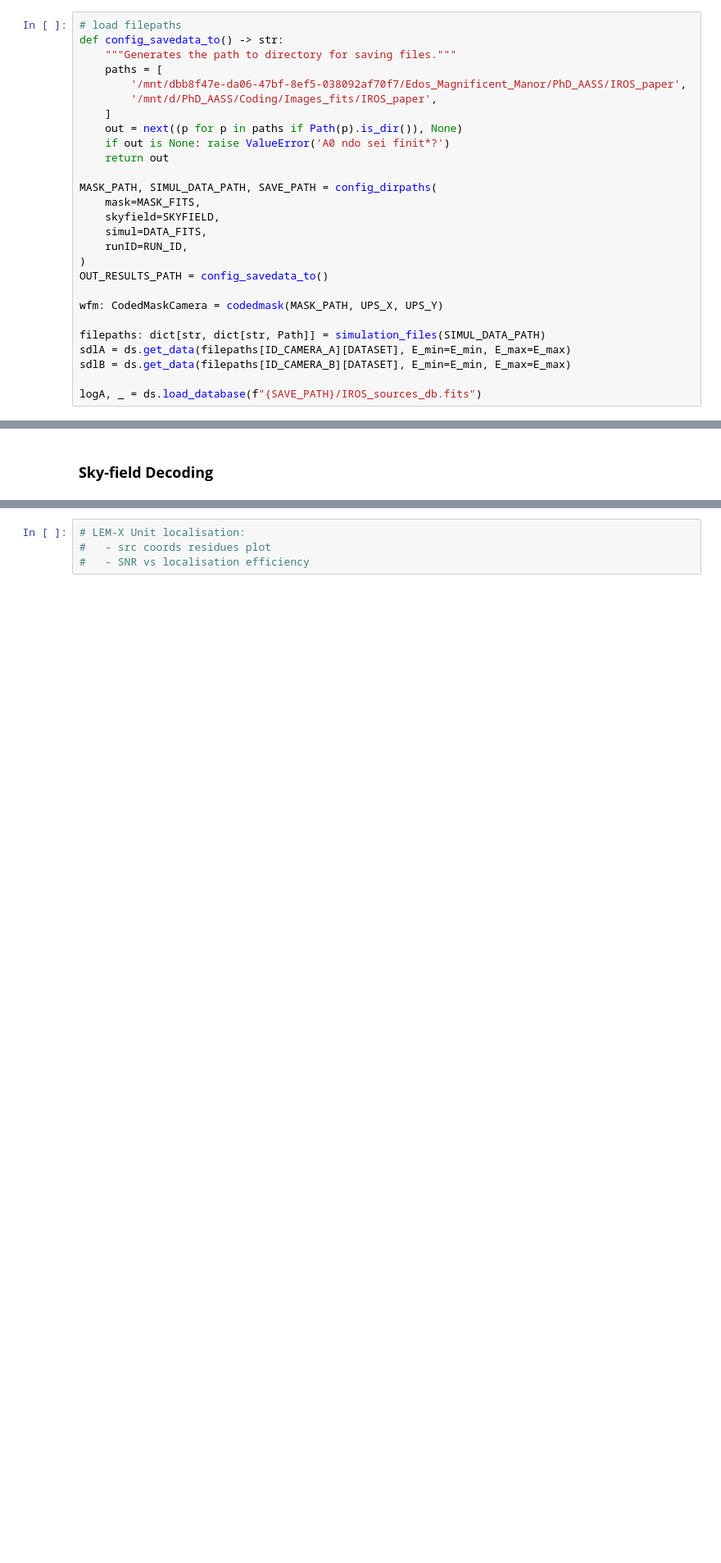
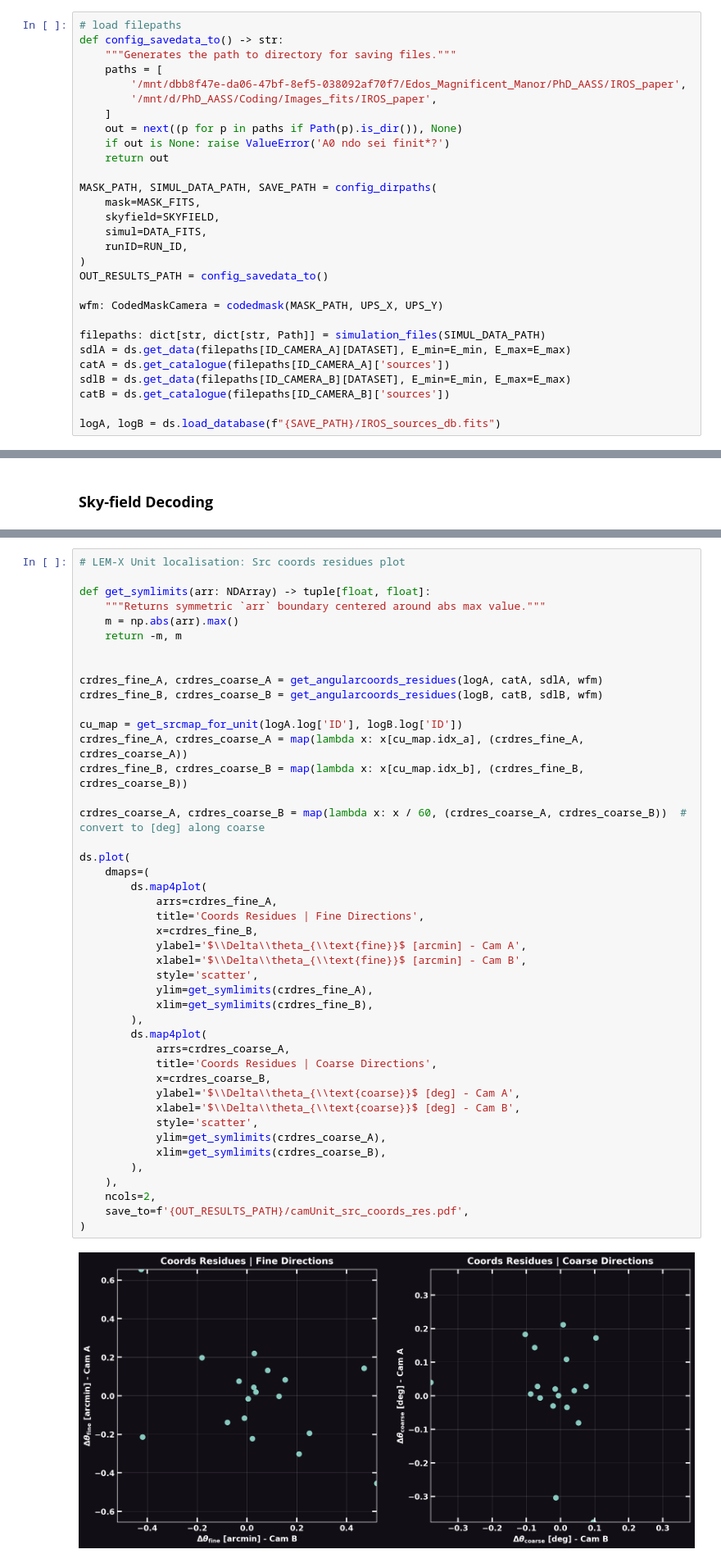
Before and after one commit to EdoardoGiancarli/LearningCodedMasks, a Jupyter notebook: IROS/DEMO_PAPER_RESULTS.ipynb, the cells around one changed output, grey strips where cells are left out. Shown at 82% size. Drawn from its saved outputs; the diff is of its cells as text; blank space fills up the shorter version.

```diff
--- a/IROS/DEMO_PAPER_RESULTS.ipynb
+++ b/IROS/DEMO_PAPER_RESULTS.ipynb
@@ -109,9 +236,11 @@ wfm: CodedMaskCamera = codedmask(MASK_PATH, UPS_X, UPS_Y)
 
 filepaths: dict[str, dict[str, Path]] = simulation_files(SIMUL_DATA_PATH)
 sdlA = ds.get_data(filepaths[ID_CAMERA_A][DATASET], E_min=E_min, E_max=E_max)
+catA = ds.get_catalogue(filepaths[ID_CAMERA_A]['sources'])
 sdlB = ds.get_data(filepaths[ID_CAMERA_B][DATASET], E_min=E_min, E_max=E_max)
+catB = ds.get_catalogue(filepaths[ID_CAMERA_B]['sources'])
 
-logA, _ = ds.load_database(f"{SAVE_PATH}/IROS_sources_db.fits")
+logA, logB = ds.load_database(f"{SAVE_PATH}/IROS_sources_db.fits")
 # %% [output]
 # Loading data...
 # Loading completed!
@@ -287,6 +441,48 @@ show_composed_skymap(
 # %% [output]
 [figure]
 # %%
-# LEM-X Unit localisation:
-#   - src coords residues plot
-#   - SNR vs localisation efficiency
+# LEM-X Unit localisation: Src coords residues plot
+
+def get_symlimits(arr: NDArray) -> tuple[float, float]:
+    """Returns symmetric `arr` boundary centered around abs max value."""
+    m = np.abs(arr).max()
+    return -m, m
+
+
+crdres_fine_A, crdres_coarse_A = get_angularcoords_residues(logA, catA, sdlA, wfm)
+crdres_fine_B, crdres_coarse_B = get_angularcoords_residues(logB, catB, sdlB, wfm)
+
+cu_map = get_srcmap_for_unit(logA.log['ID'], logB.log['ID'])
+crdres_fine_A, crdres_coarse_A = map(lambda x: x[cu_map.idx_a], (crdres_fine_A, crdres_coarse_A))
+crdres_fine_B, crdres_coarse_B = map(lambda x: x[cu_map.idx_b], (crdres_fine_B, crdres_coarse_B))
+
+crdres_coarse_A, crdres_coarse_B = map(lambda x: x / 60, (crdres_coarse_A, crdres_coarse_B))  # convert to [deg] along coarse
+
+ds.plot(
+    dmaps=(
+        ds.map4plot(
+            arrs=crdres_fine_A,
+            title='Coords Residues | Fine Directions',
+            x=crdres_fine_B,
+            ylabel='$\\Delta\\theta_{\\text{fine}}$ [arcmin] - Cam A',
+            xlabel='$\\Delta\\theta_{\\text{fine}}$ [arcmin] - Cam B',
+            style='scatter',
+            ylim=get_symlimits(crdres_fine_A),
+            xlim=get_symlimits(crdres_fine_B),
+        ),
+        ds.map4plot(
+            arrs=crdres_coarse_A,
+            title='Coords Residues | Coarse Directions',
+            x=crdres_coarse_B,
+            ylabel='$\\Delta\\theta_{\\text{coarse}}$ [deg] - Cam A',
+            xlabel='$\\Delta\\theta_{\\text{coarse}}$ [deg] - Cam B',
+            style='scatter',
+            ylim=get_symlimits(crdres_coarse_A),
+            xlim=get_symlimits(crdres_coarse_B),
+        ),
+    ),
+    ncols=2,
+    save_to=f'{OUT_RESULTS_PATH}/camUnit_src_coords_res.pdf',
+)
+# %% [output]
+[figure, added]
```
Also changed, not shown: parts of 7 cells of this notebook, 1 other file.
